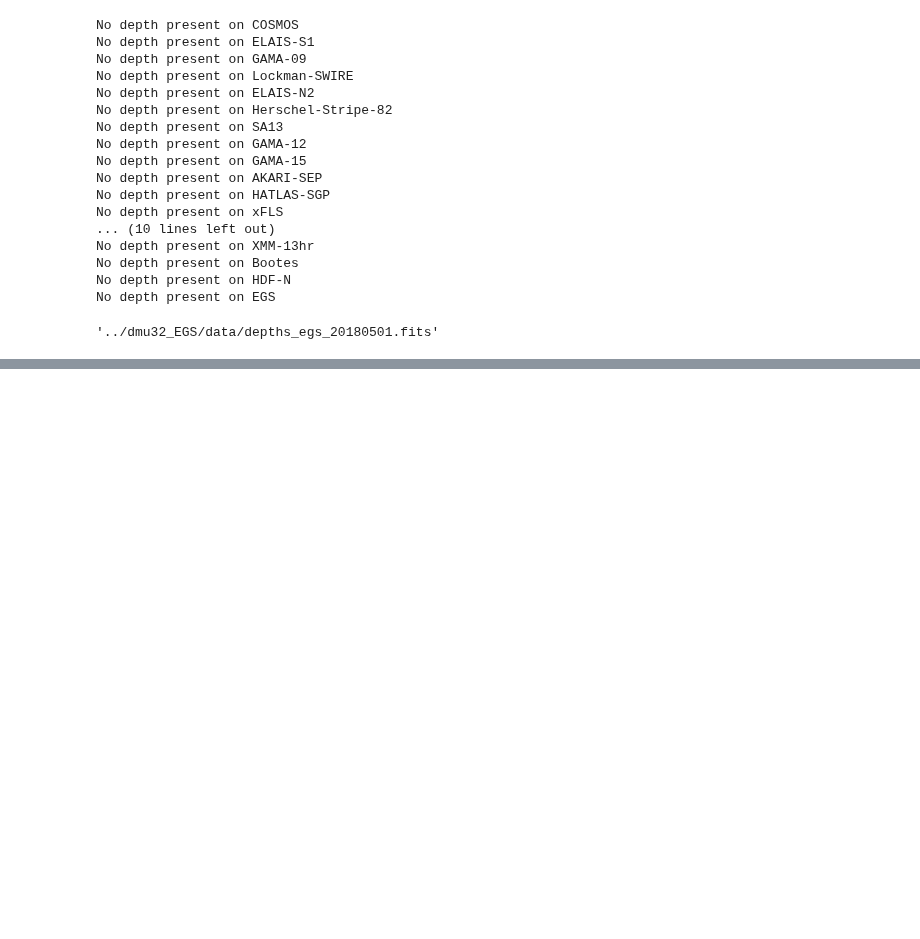
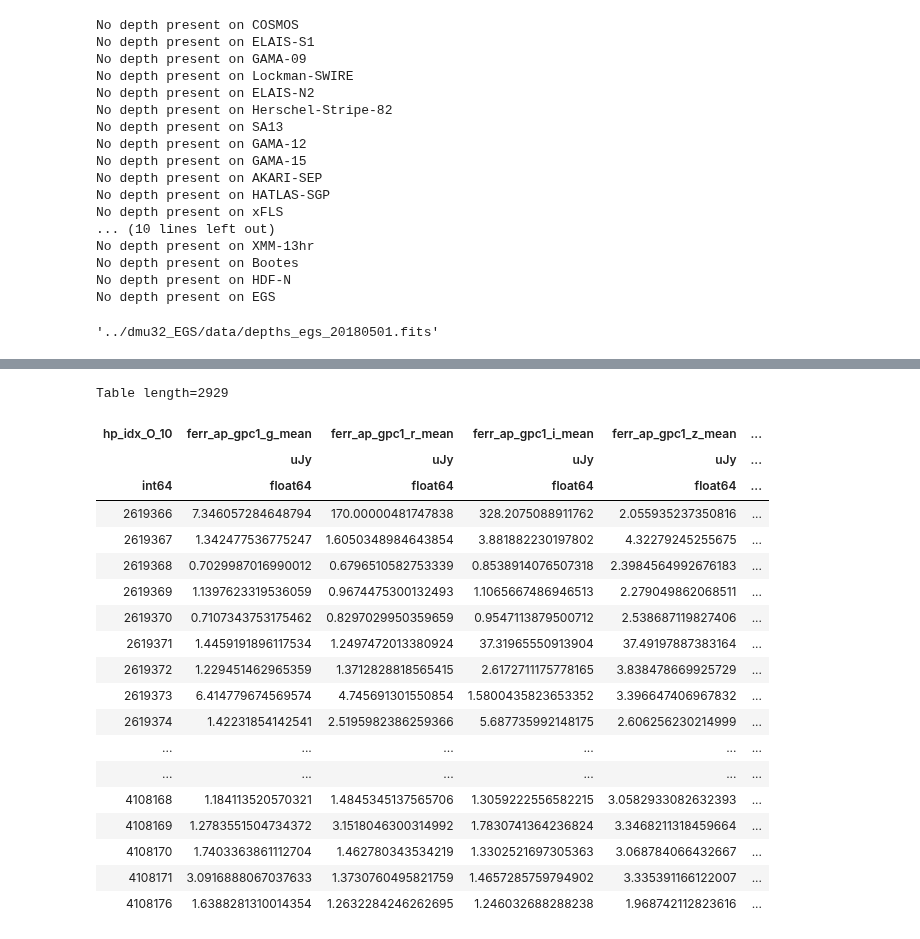
Before and after one commit to H-E-L-P/dmu_products, a Jupyter notebook: dmu32/dmu32_AllSky/3_Depth_maps_summaries.ipynb, the cells around one changed output, grey strips where cells are left out. Saved outputs shown, nothing was run; the diff lists cells and outputs as text; code cells hidden in the pictures; blank space fills up the shorter version.

```diff
--- a/dmu32/dmu32_AllSky/3_Depth_maps_summaries.ipynb
+++ b/dmu32/dmu32_AllSky/3_Depth_maps_summaries.ipynb
@@ -90,0 +140,23 @@ depths.write('dr1_depth_overviews.csv')
+# %%
+d_cat
+# %% [output]
+Table length=2929
+| hp_idx_O_10 | ferr_ap_gpc1_g_mean | ferr_ap_gpc1_r_mean | ferr_ap_gpc1_i_mean | ferr_ap_gpc1_z_mean | ... |
+|  | uJy | uJy | uJy | uJy | ... |
+| int64 | float64 | float64 | float64 | float64 | ... |
+| 2619366 | 7.346057284648794 | 170.00000481747838 | 328.2075088911762 | 2.055935237350816 | ... |
+| 2619367 | 1.342477536775247 | 1.6050348984643854 | 3.881882230197802 | 4.32279245255675 | ... |
+| 2619368 | 0.7029987016990012 | 0.6796510582753339 | 0.8538914076507318 | 2.3984564992676183 | ... |
+| 2619369 | 1.1397623319536059 | 0.9674475300132493 | 1.1065667486946513 | 2.279049862068511 | ... |
+| 2619370 | 0.7107343753175462 | 0.8297029950359659 | 0.9547113879500712 | 2.538687119827406 | ... |
+| 2619371 | 1.4459191896117534 | 1.2497472013380924 | 37.31965550913904 | 37.49197887383164 | ... |
+| 2619372 | 1.229451462965359 | 1.3712828818565415 | 2.6172711175778165 | 3.838478669925729 | ... |
+| 2619373 | 6.414779674569574 | 4.745691301550854 | 1.5800435823653352 | 3.396647406967832 | ... |
+| 2619374 | 1.42231854142541 | 2.5195982386259366 | 5.687735992148175 | 2.606256230214999 | ... |
+| ... | ... | ... | ... | ... | ... |
+| ... | ... | ... | ... | ... | ... |
+| 4108168 | 1.184113520570321 | 1.4845345137565706 | 1.3059222556582215 | 3.0582933082632393 | ... |
+| 4108169 | 1.2783551504734372 | 3.1518046300314992 | 1.7830741364236824 | 3.3468211318459664 | ... |
+| 4108170 | 1.7403363861112704 | 1.462780343534219 | 1.3302521697305363 | 3.068784066432667 | ... |
+| 4108171 | 3.0916888067037633 | 1.3730760495821759 | 1.4657285759794902 | 3.335391166122007 | ... |
+| 4108176 | 1.6388281310014354 | 1.2632284246262695 | 1.246032688288238 | 1.968742112823616 | ... |
```
Also changed, not shown: parts of 9 cells of this notebook, 3 other files.
